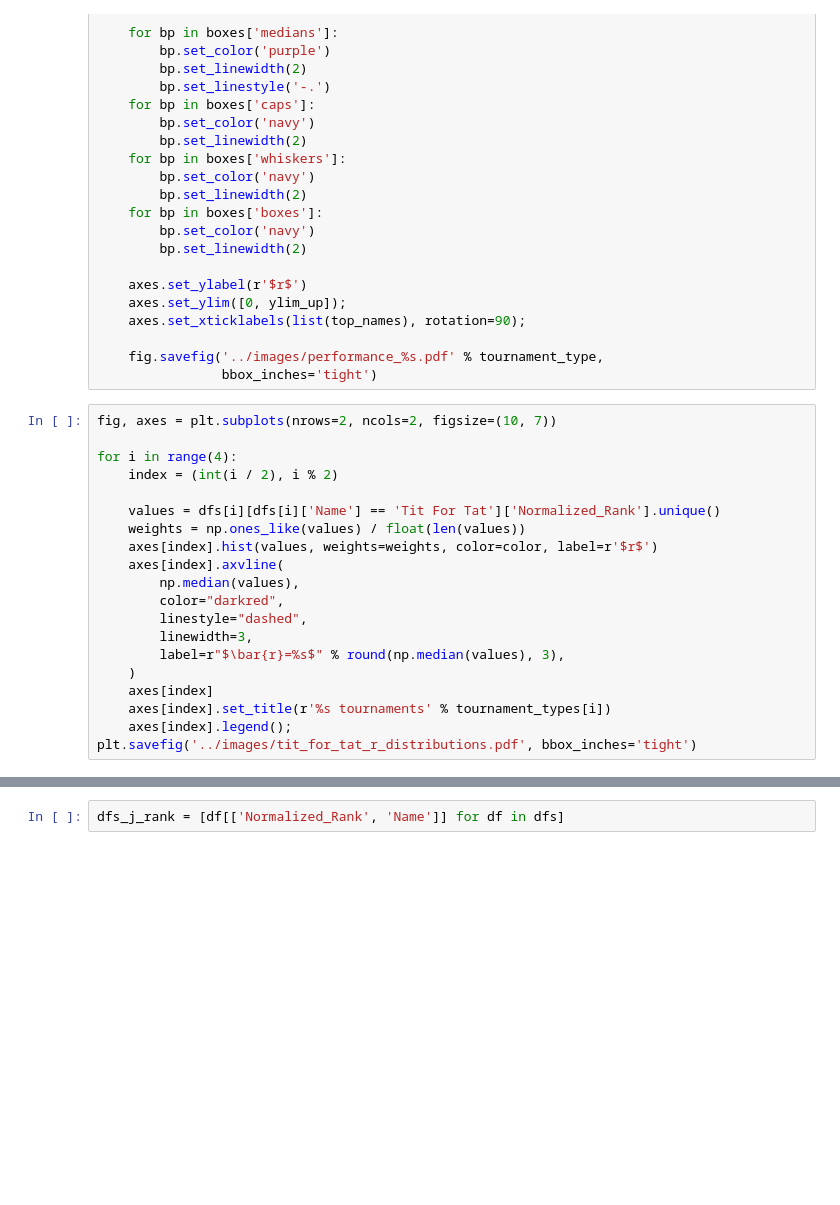
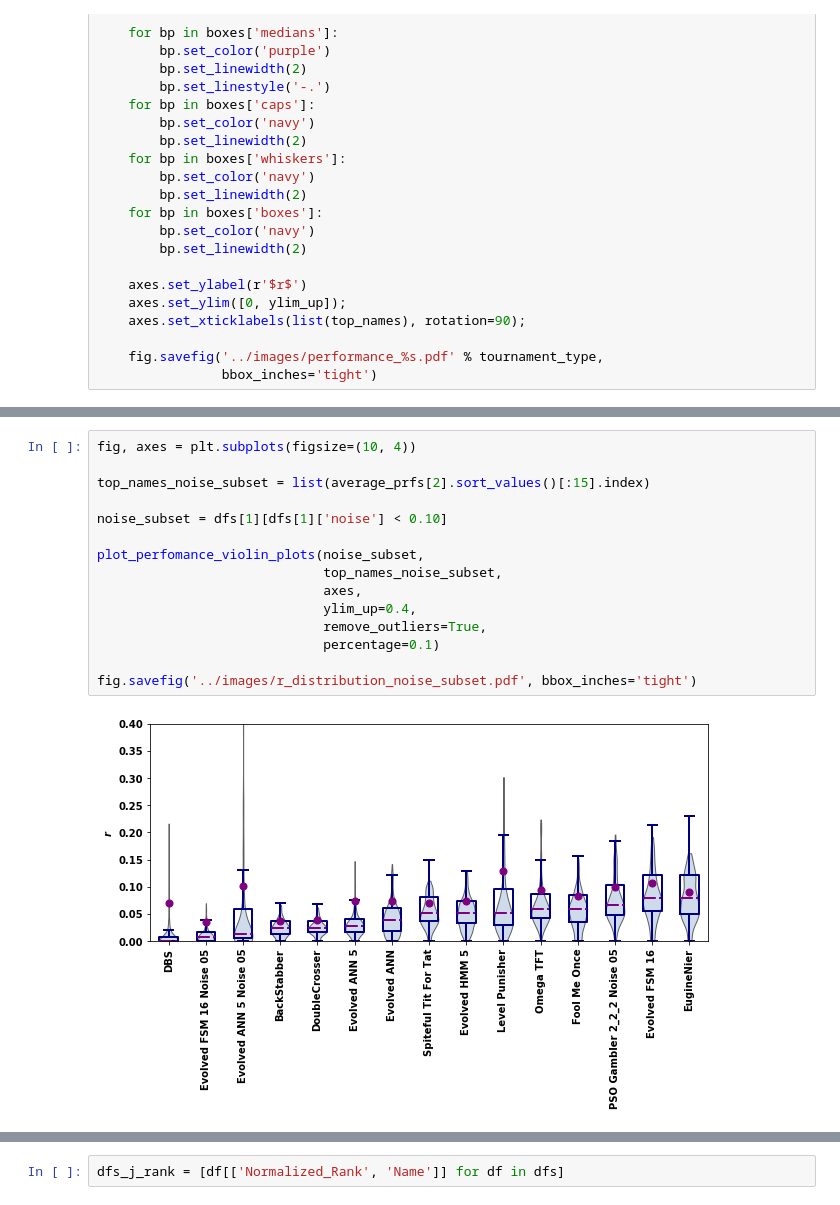
Before and after one commit to Nikoleta-v3/meta-analysis-of-prisoners-dilemma-tournaments, a Jupyter notebook: nbs/1. Top Ranked Strategies.ipynb, the cells around one changed output, grey strips where cells are left out. Drawn from its saved outputs; the diff is of its cells as text; blank space fills up the shorter version.

```diff
--- a/nbs/1. Top Ranked Strategies.ipynb
+++ b/nbs/1. Top Ranked Strategies.ipynb
@@ -197,23 +194,3 @@ def plot_perfomance_violin_plots(type_index,
 
     fig.savefig('../images/performance_%s.pdf' % tournament_type,
                 bbox_inches='tight')
-# %%
-fig, axes = plt.subplots(nrows=2, ncols=2, figsize=(10, 7))
-
-for i in range(4):
-    index = (int(i / 2), i % 2)
-
-    values = dfs[i][dfs[i]['Name'] == 'Tit For Tat']['Normalized_Rank'].unique()
-    weights = np.ones_like(values) / float(len(values))
-    axes[index].hist(values, weights=weights, color=color, label=r'$r$')
-    axes[index].axvline(
-        np.median(values),
-        color="darkred",
-        linestyle="dashed",
-        linewidth=3,
-        label=r"$\bar{r}=%s$" % round(np.median(values), 3),
-    )
-    axes[index]
-    axes[index].set_title(r'%s tournaments' % tournament_types[i])
-    axes[index].legend();
-plt.savefig('../images/tit_for_tat_r_distributions.pdf', bbox_inches='tight')
@@ -313,0 +272,17 @@ p
+# %%
+fig, axes = plt.subplots(figsize=(10, 4))
+
+top_names_noise_subset = list(average_prfs[2].sort_values()[:15].index)
+
+noise_subset = dfs[1][dfs[1]['noise'] < 0.10]
+
+plot_perfomance_violin_plots(noise_subset,
+                             top_names_noise_subset,
+                             axes,
+                             ylim_up=0.4,
+                             remove_outliers=True,
+                             percentage=0.1)
+
+fig.savefig('../images/r_distribution_noise_subset.pdf', bbox_inches='tight')
+# %% [output]
+[figure, added]
```
Also changed, not shown: parts of 79 cells of this notebook, 33 other files.
